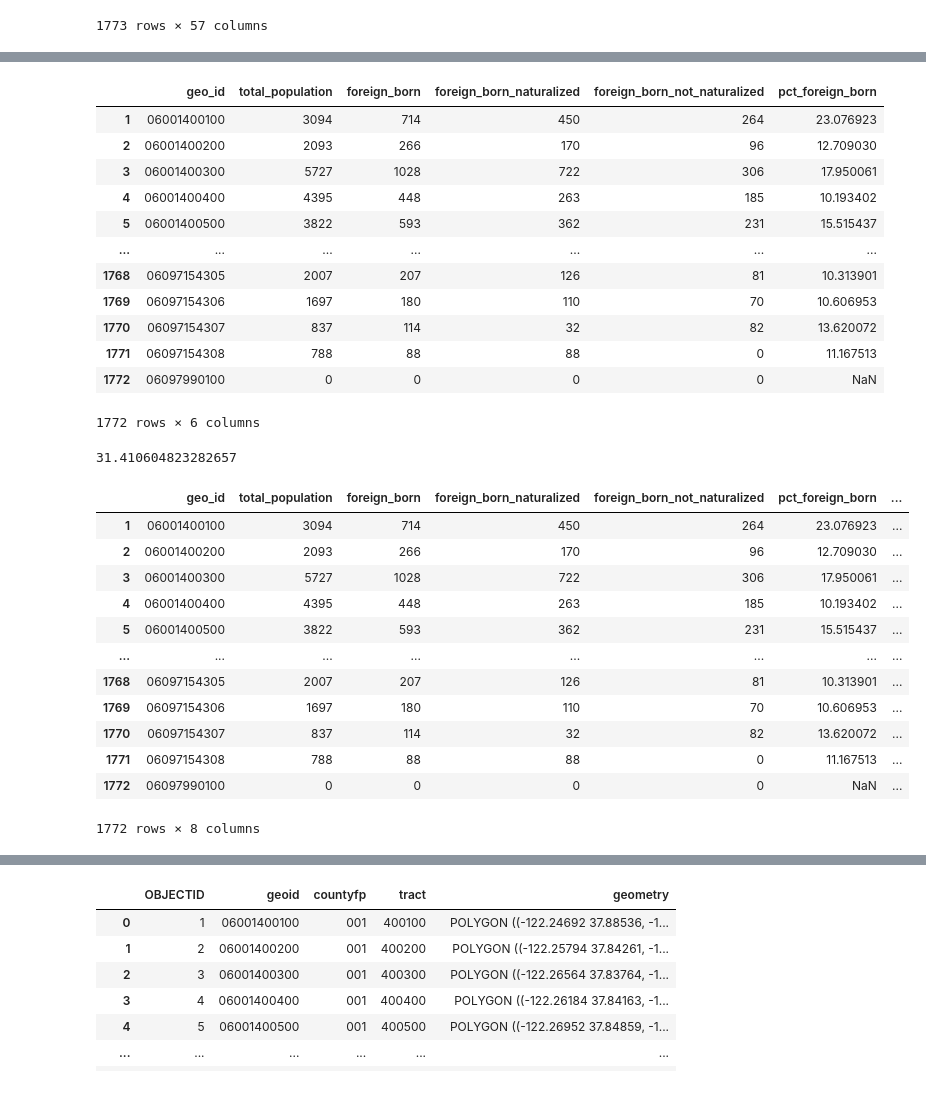
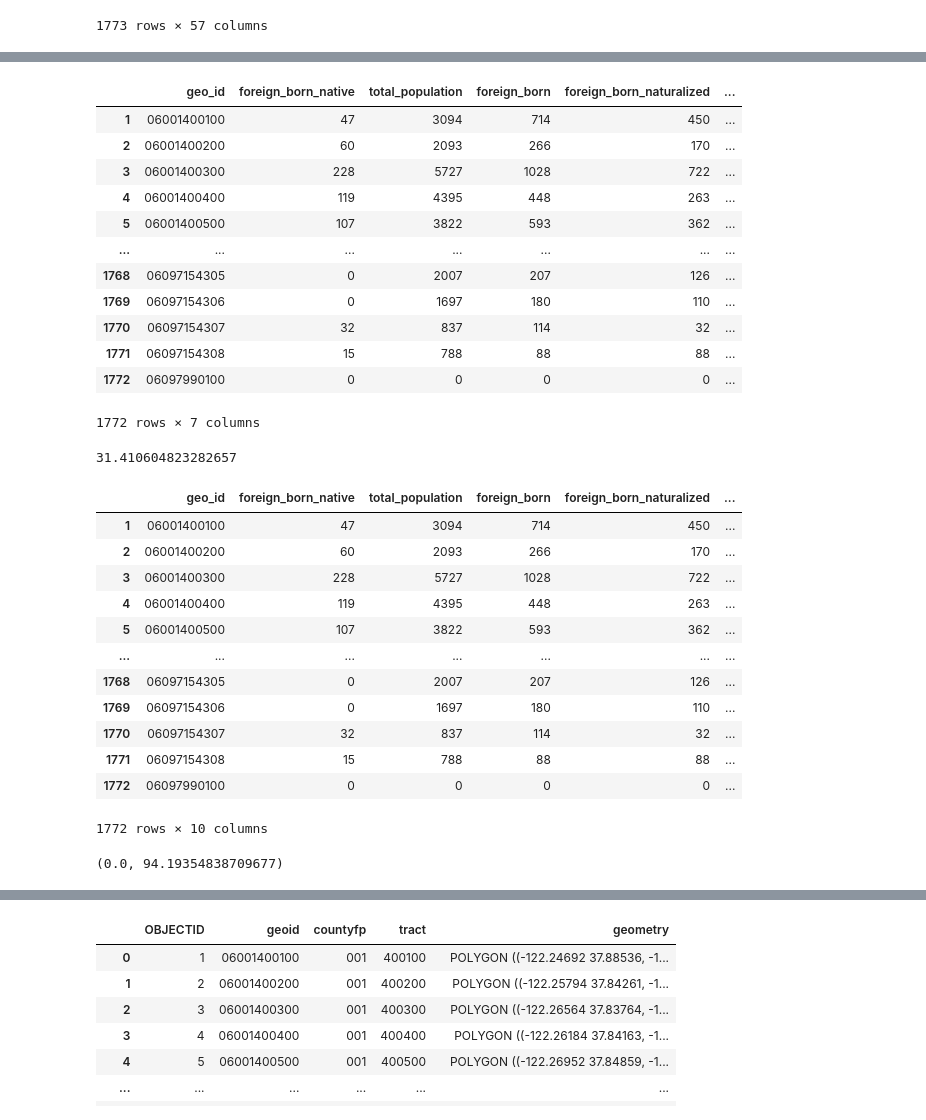
Before and after one commit to MissionLocal/2025-immigration-background, a Jupyter notebook: data.ipynb, the cells around one changed output, grey strips where cells are left out. Drawn from its saved outputs; the diff is of its cells as text; code cells hidden in the pictures.

```diff
--- a/data.ipynb
+++ b/data.ipynb
@@ -54,7 +54,7 @@ df = df.iloc[:, :-1]
 # %%
 # I want to keep the following columns in a df called df_reduced: B05002_001E, B05002_013E, B05002_014E, B05002_021E
 
-df_reduced = df[['geo_id', 'b05002_001e', 'b05002_013e', 'b05002_014e', 'b05002_021e']]
+df_reduced = df[['geo_id', 'b05002_009e','b05002_001e', 'b05002_013e', 'b05002_014e', 'b05002_021e']]
 # %%
 df_reduced
 # %% [output]
@@ -77,6 +77,7 @@ df_reduced
 df_reduced = df_reduced.rename(columns={
     'b05002_001e': 'total_population',
     'b05002_013e': 'foreign_born',
+    'b05002_009e': 'foreign_born_native',
     'b05002_014e': 'foreign_born_naturalized',
     'b05002_021e': 'foreign_born_not_naturalized'
 })
@@ -107,19 +108,19 @@ df_reduced['pct_foreign_born'] = (df_reduced['foreign_born'].astype(float) / df_
 
 df_reduced
 # %% [output]
-|  | geo_id | total_population | foreign_born | foreign_born_naturalized | foreign_born_not_naturalized | pct_foreign_born |
-| 1 | 06001400100 | 3094 | 714 | 450 | 264 | 23.076923 |
-| 2 | 06001400200 | 2093 | 266 | 170 | 96 | 12.709030 |
-| 3 | 06001400300 | 5727 | 1028 | 722 | 306 | 17.950061 |
-| 4 | 06001400400 | 4395 | 448 | 263 | 185 | 10.193402 |
-| 5 | 06001400500 | 3822 | 593 | 362 | 231 | 15.515437 |
+|  | geo_id | foreign_born_native | total_population | foreign_born | foreign_born_naturalized | ... |
+| 1 | 06001400100 | 47 | 3094 | 714 | 450 | ... |
+| 2 | 06001400200 | 60 | 2093 | 266 | 170 | ... |
+| 3 | 06001400300 | 228 | 5727 | 1028 | 722 | ... |
+| 4 | 06001400400 | 119 | 4395 | 448 | 263 | ... |
+| 5 | 06001400500 | 107 | 3822 | 593 | 362 | ... |
 | ... | ... | ... | ... | ... | ... | ... |
-| 1768 | 06097154305 | 2007 | 207 | 126 | 81 | 10.313901 |
-| 1769 | 06097154306 | 1697 | 180 | 110 | 70 | 10.606953 |
-| 1770 | 06097154307 | 837 | 114 | 32 | 82 | 13.620072 |
-| 1771 | 06097154308 | 788 | 88 | 88 | 0 | 11.167513 |
-| 1772 | 06097990100 | 0 | 0 | 0 | 0 | NaN |
+| 1768 | 06097154305 | 0 | 2007 | 207 | 126 | ... |
+| 1769 | 06097154306 | 0 | 1697 | 180 | 110 | ... |
+| 1770 | 06097154307 | 32 | 837 | 114 | 32 | ... |
+| 1771 | 06097154308 | 15 | 788 | 88 | 88 | ... |
+| 1772 | 06097990100 | 0 | 0 | 0 | 0 | ... |
-1772 rows × 6 columns
+1772 rows × 7 columns
 # %%
 df_reduced.pct_foreign_born.mean()
 # %% [output]
@@ -127,25 +128,33 @@ df_reduced.pct_foreign_born.mean()
 # %%
 # do the same for pct_foreign_born_naturalized and pct_foreign_born_not_naturalized
 
-df_reduced['pct_foreign_born_naturalized'] = (df_reduced['foreign_born_naturalized'].astype(float) / df_reduced['foreign_born'].astype(float)) * 100
+df_reduced['pct_foreign_born_naturalized'] = (df_reduced['foreign_born_naturalized'].astype(float) / df_reduced['total_population'].astype(float)) * 100
 
-df_reduced['pct_foreign_born_not_naturalized'] = (df_reduced['foreign_born_not_naturalized'].astype(float) / df_reduced['foreign_born'].astype(float)) * 100
+df_reduced['pct_foreign_born_not_naturalized'] = (df_reduced['foreign_born_not_naturalized'].astype(float) / df_reduced['total_population'].astype(float)) * 100
+
+df_reduced['pct_foreign_born_native'] = (df_reduced['foreign_born_native'].astype(float) / df_reduced['total_population'].astype(float)) * 100
 
 df_reduced
 # %% [output]
-|  | geo_id | total_population | foreign_born | foreign_born_naturalized | foreign_born_not_naturalized | pct_foreign_born | ... |
-| 1 | 06001400100 | 3094 | 714 | 450 | 264 | 23.076923 | ... |
-| 2 | 06001400200 | 2093 | 266 | 170 | 96 | 12.709030 | ... |
-| 3 | 06001400300 | 5727 | 1028 | 722 | 306 | 17.950061 | ... |
-| 4 | 06001400400 | 4395 | 448 | 263 | 185 | 10.193402 | ... |
-| 5 | 06001400500 | 3822 | 593 | 362 | 231 | 15.515437 | ... |
-| ... | ... | ... | ... | ... | ... | ... | ... |
-| 1768 | 06097154305 | 2007 | 207 | 126 | 81 | 10.313901 | ... |
-| 1769 | 06097154306 | 1697 | 180 | 110 | 70 | 10.606953 | ... |
-| 1770 | 06097154307 | 837 | 114 | 32 | 82 | 13.620072 | ... |
-| 1771 | 06097154308 | 788 | 88 | 88 | 0 | 11.167513 | ... |
-| 1772 | 06097990100 | 0 | 0 | 0 | 0 | NaN | ... |
+|  | geo_id | foreign_born_native | total_population | foreign_born | foreign_born_naturalized | ... |
+| 1 | 06001400100 | 47 | 3094 | 714 | 450 | ... |
+| 2 | 06001400200 | 60 | 2093 | 266 | 170 | ... |
+| 3 | 06001400300 | 228 | 5727 | 1028 | 722 | ... |
+| 4 | 06001400400 | 119 | 4395 | 448 | 263 | ... |
+| 5 | 06001400500 | 107 | 3822 | 593 | 362 | ... |
+| ... | ... | ... | ... | ... | ... | ... |
+| 1768 | 06097154305 | 0 | 2007 | 207 | 126 | ... |
+| 1769 | 06097154306 | 0 | 1697 | 180 | 110 | ... |
+| 1770 | 06097154307 | 32 | 837 | 114 | 32 | ... |
+| 1771 | 06097154308 | 15 | 788 | 88 | 88 | ... |
+| 1772 | 06097990100 | 0 | 0 | 0 | 0 | ... |
-1772 rows × 8 columns
+1772 rows × 10 columns
+# %%
+# show me the range of the pct_foreign_born column
+
+df_reduced['pct_foreign_born'].min(), df_reduced['pct_foreign_born'].max()
+# %% [output]
+(0.0, 94.19354838709677)
 # %%
 # round to one decimal place
 
```
Also changed, not shown: parts of 27 cells of this notebook, 1 other file.
